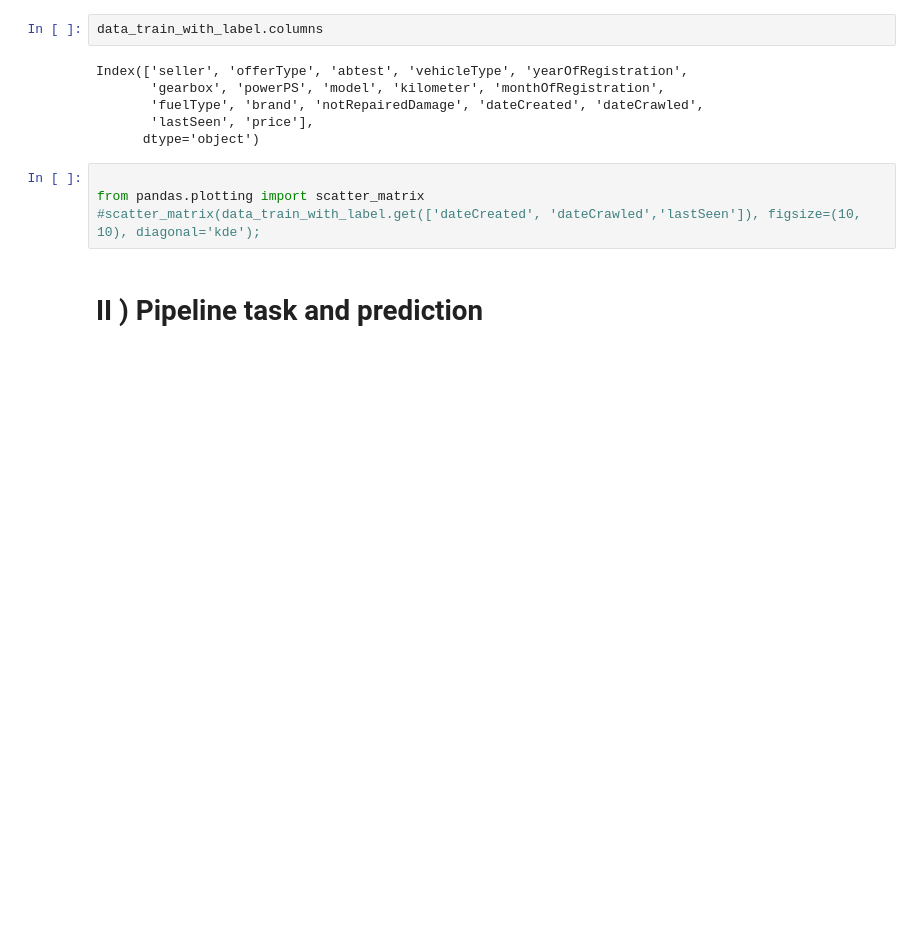
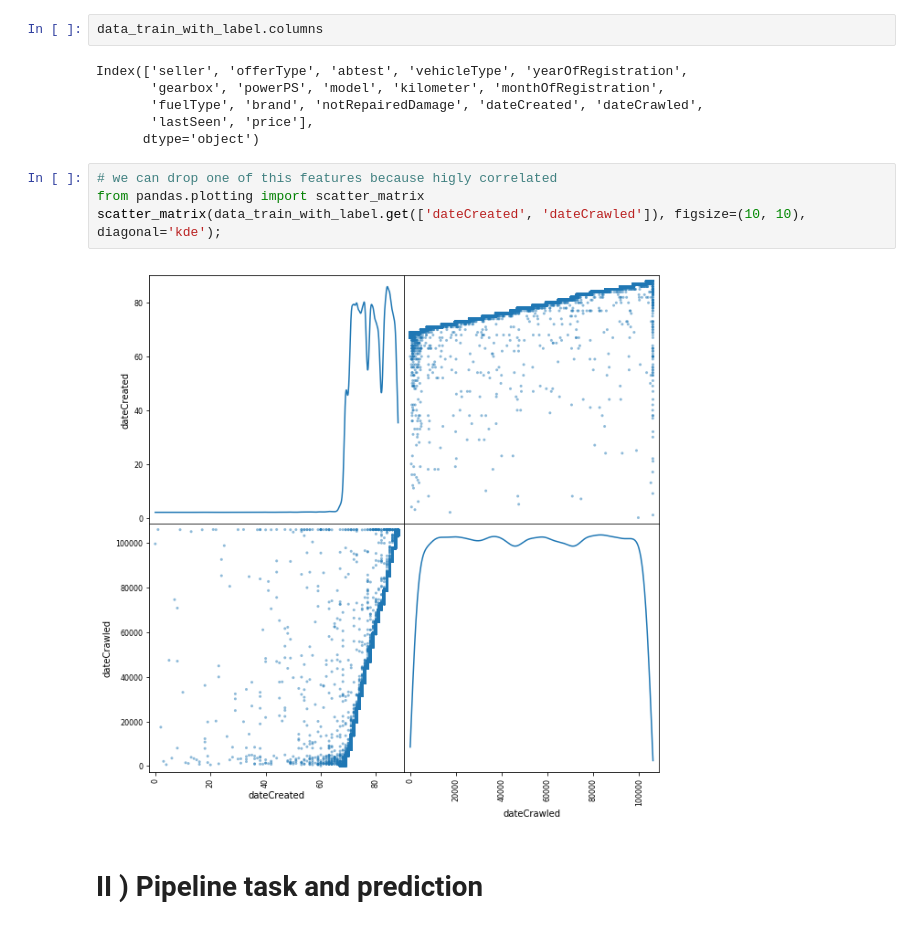
Before and after one commit to koper921/used-car-price, a Jupyter notebook: used_car_starting_kit.ipynb, the cells around one changed output. Cells and saved outputs as stored; diff of their text form; blank space fills up the shorter version.

```diff
--- a/used_car_starting_kit.ipynb
+++ b/used_car_starting_kit.ipynb
@@ -350,9 +351,11 @@ Index(['seller', 'offerType', 'abtest', 'vehicleType', 'yearOfRegistration',
        'lastSeen', 'price'],
       dtype='object')
 # %%
-
+# we can drop one of this features because higly correlated
 from pandas.plotting import scatter_matrix
-#scatter_matrix(data_train_with_label.get(['dateCreated', 'dateCrawled','lastSeen']), figsize=(10, 10), diagonal='kde');
+scatter_matrix(data_train_with_label.get(['dateCreated', 'dateCrawled']), figsize=(10, 10), diagonal='kde');
+# %% [output]
+[figure, added]
 # %% [markdown]
 # II )  Pipeline task and prediction
 # %% [markdown]
```
Also changed, not shown: parts of 6 cells of this notebook.
